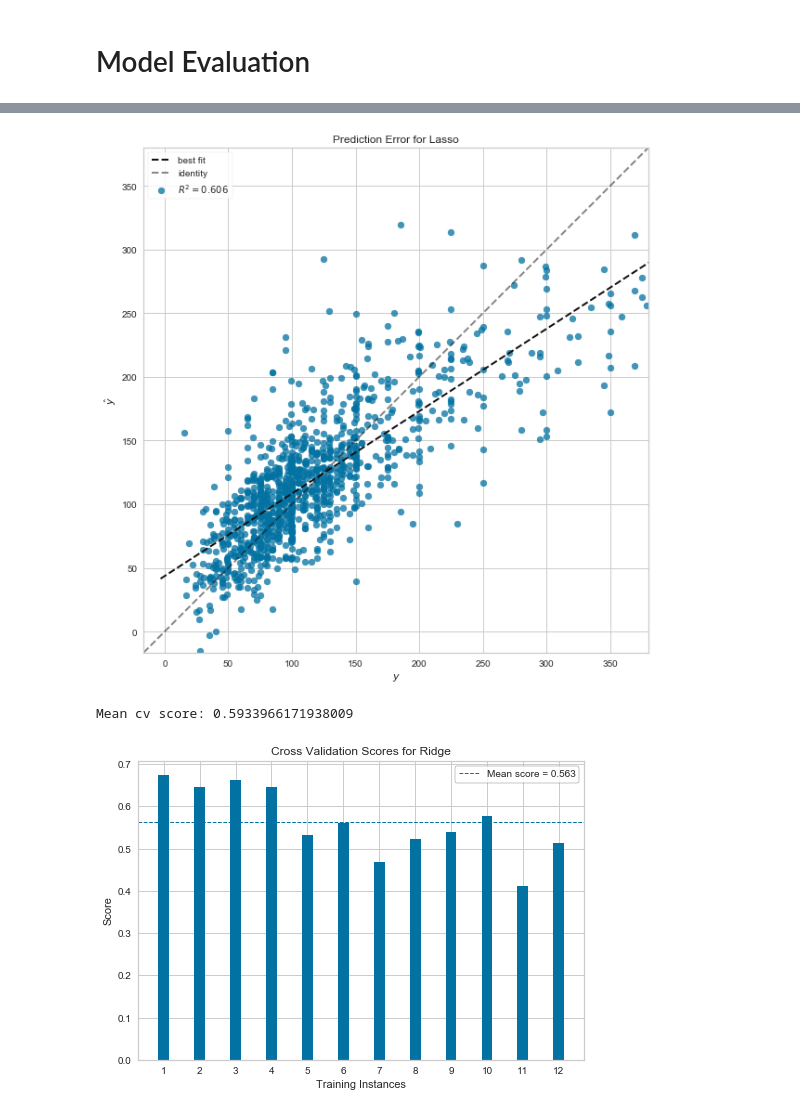
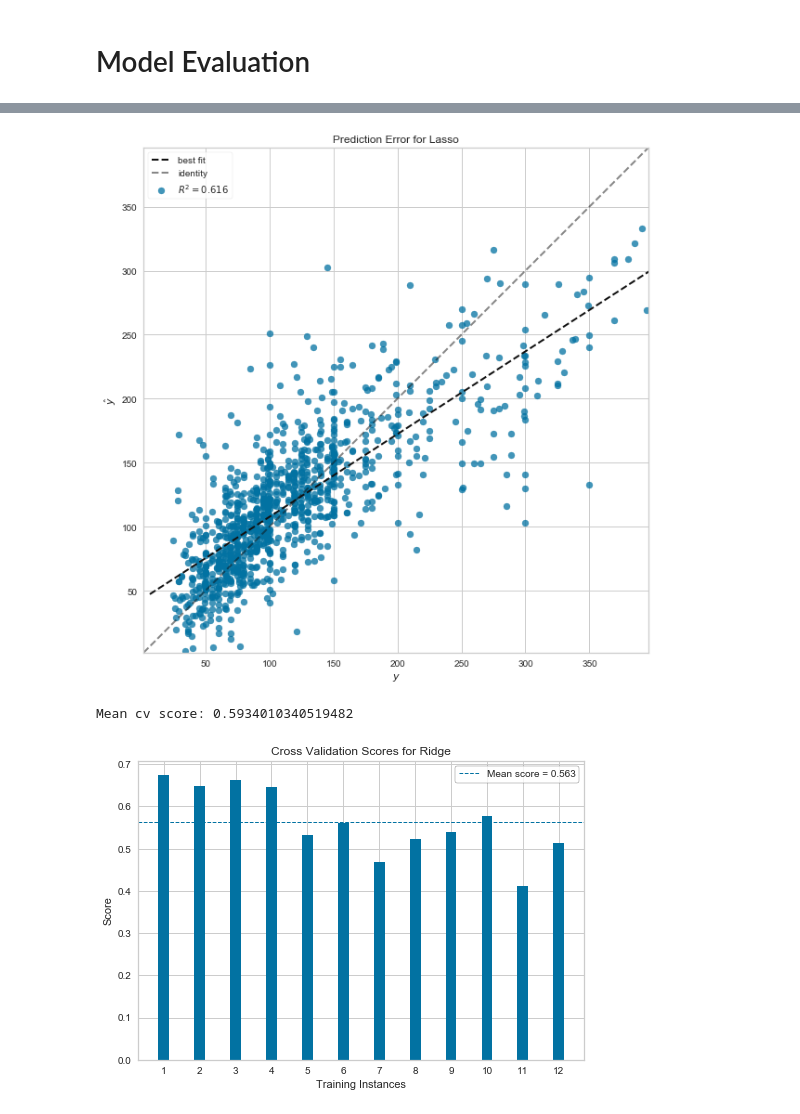
Before and after one commit to fagan2888/Airbnb-Ratings, a Jupyter notebook: feature_selection_and_model_evaluation_Final.ipynb, the cells around one changed output, grey strips where cells are left out. Saved outputs shown, nothing was run; the diff lists cells and outputs as text; code cells hidden in the pictures.

```diff
--- a/feature_selection_and_model_evaluation_Final.ipynb
+++ b/feature_selection_and_model_evaluation_Final.ipynb
@@ -32,6 +34,7 @@ df = pd.merge(df, ratings, on='listingID', how='left')
 # %%
 df = df[df['num_reviews'] > 10]
 df.dropna(subset=['zipcode'], inplace=True)
+df.dropna(axis = 0, how ='any', inplace=True)
 # %%
 df.head()
 # %% [output]
@@ -290,5 +293,5 @@ print(model_ridge.alpha_)
 # %%
-ridge_a = Ridge(alpha=0.009115888299750819)
+ridge_a = Ridge(alpha=0.01)
 ridge_a.fit(X_train, y_train)
 print('Ridge mean squared error: '+ str(mean_squared_error(y_test, ridge_a.predict(X_test))))
 print('Ridge R^2: '+ str(ridge_a.score(X_test, y_test)))
@@ -317,7 +320,7 @@ Lasso(alpha=0.001, copy_X=True, fit_intercept=True, max_iter=1000,
    normalize=False, positive=False, precompute=False, random_state=0,
    selection='cyclic', tol=0.0001, warm_start=False)
 # %%
-lasso_a = Lasso(alpha=0.001)
+lasso_a = Lasso(alpha=0.01)
 lasso_a.fit(X_train, y_train)
 print('Lasso mean squared error: ' + str(mean_squared_error(y_test, lasso_a.predict(X_test))))
 print('Lasso R^2: '+ str(lasso_a.score(X_test, y_test)))
@@ -329,8 +332,8 @@ Lasso R^2: 0.6220475895736852
 # %%
 from yellowbrick.regressor import PredictionError
 
-model = Ridge(alpha=0.01)
-visualizer = PredictionError(model, size=(1080, 720))
+model_r = Ridge(alpha=0.01)
+visualizer = PredictionError(model_r, size=(1080, 720))
 
 visualizer.fit(X_train, y_train)  # Fit the training data to the visualizer
 visualizer.score(X_test, y_test)  # Evaluate the model on the test data
@@ -340,12 +343,12 @@ visualizer.poof()                 # Draw/show/poof the data
 # %%
-model = Lasso(alpha=0.001)
-visualizer = PredictionError(model, size=(1080, 720))
+model_l = Lasso(alpha=0.001)
+visualizer = PredictionError(model_l, size=(1080, 720))
 
 visualizer.fit(X_train, y_train)  # Fit the training data to the visualizer
 visualizer.score(X_test, y_test)  # Evaluate the model on the test data
 visualizer.poof()                 # Draw/show/poof the data
 # %% [output]
-[figure, old version]
+[figure, new version]
 # %%
 from sklearn.model_selection import StratifiedKFold
 from yellowbrick.model_selection import CVScores
@@ -362,7 +365,7 @@ visualizer_ridge = CVScores(ridge_a, cv=cv, scoring='r2')
 visualizer_ridge.fit(featuresWithoutHighCorrFeature.values, label.values)        # Fit the data to the visualizer
 visualizer_ridge.poof()           # Draw/show/poof the data
 # %% [output]
-Mean cv score: 0.5933966171938009
+Mean cv score: 0.5934010340519482
 [figure]
 # %%
 scores = cross_val_score(lasso_a, featuresWithoutHighCorrFeature, label, cv=12)
```
Also changed, not shown: parts of 17 cells of this notebook, 1 other file.
